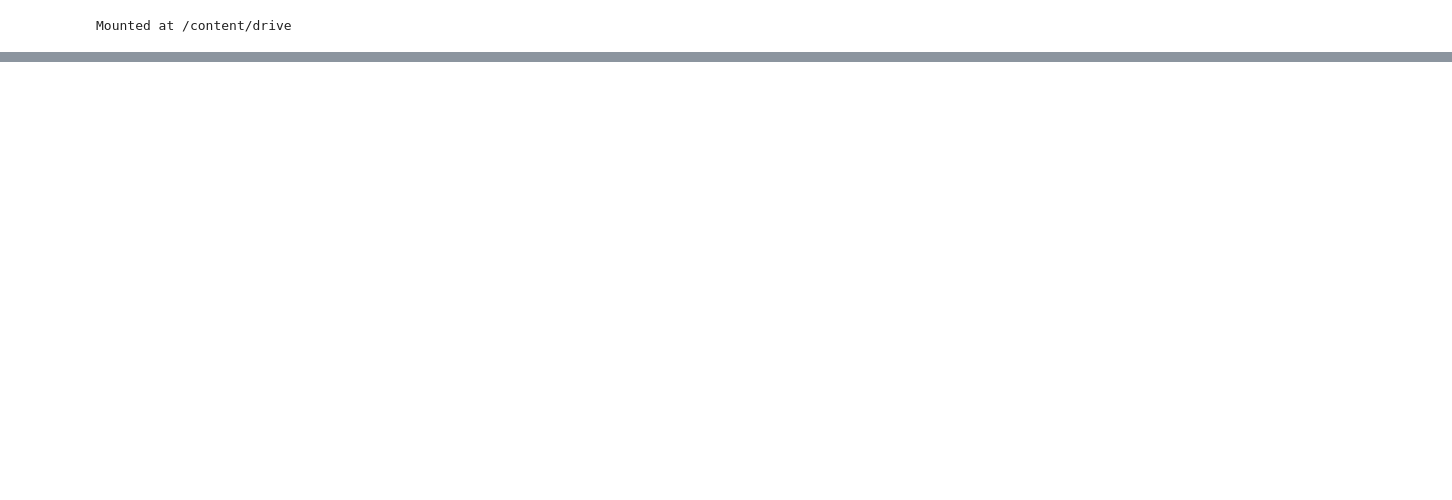
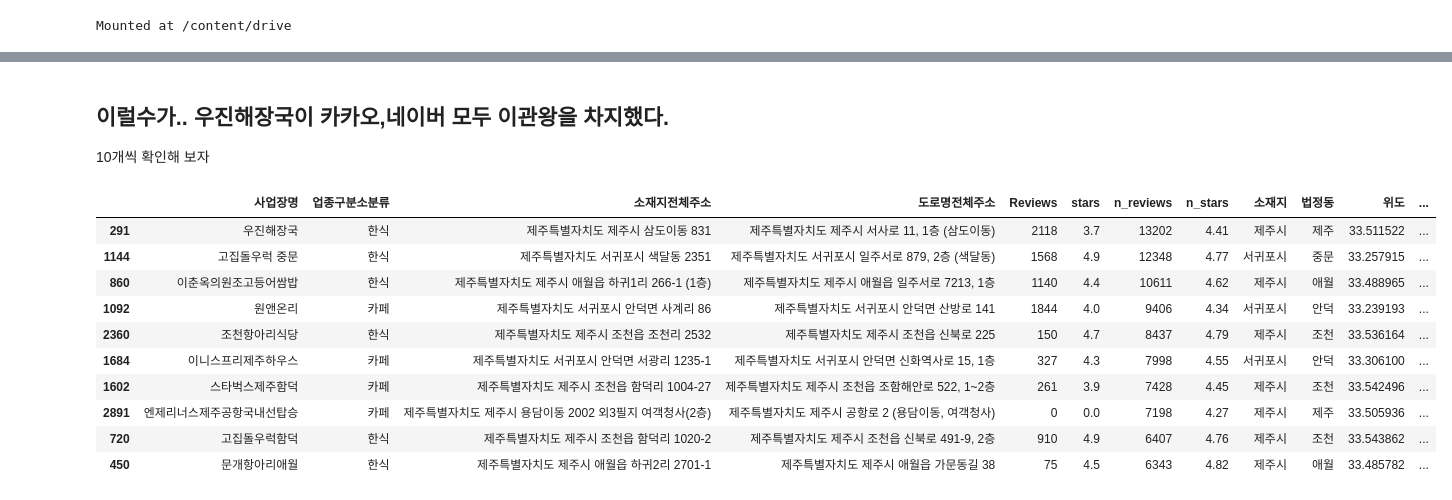
Before and after one commit to SNOOthiking/jeju, a Jupyter notebook: 최종본.ipynb, the cells around one changed output, grey strips where cells are left out. Cells and saved outputs as stored; diff of their text form; code cells hidden in the pictures; blank space fills up the shorter version.

```diff
--- a/최종본.ipynb
+++ b/최종본.ipynb
@@ -27,0 +216,2 @@ jeju
+# %%
+jeju[jeju.columns[:4]]=jeju[jeju.columns[:4]].astype(str)
@@ -27,0 +255,9 @@ jeju
+# %%
+# 네이버는 크롤링이 온전치 않기 때문에 나오면 바로바로 검색 후 수정
+b = jeju['n_reviews'].copy()
+c = jeju['n_stars'].copy()
+b[1164] = 826
+c[1164] = 4.58
+
+jeju['n_reviews'] = b
+jeju['n_stars'] = c
@@ -27,0 +348,18 @@ jeju
+# %% [markdown]
+## 이럴수가.. 우진해장국이 카카오,네이버 모두 이관왕을 차지했다.
+
+10개씩 확인해 보자
+# %%
+jeju.loc[jeju.n_reviews.sort_values(ascending=False)[:10].index]
+# %% [output]
+|  | 사업장명 | 업종구분소분류 | 소재지전체주소 | 도로명전체주소 | Reviews | stars | n_reviews | n_stars | 소재지 | 법정동 | 위도 | ... |
+| 291 | 우진해장국 | 한식 | 제주특별자치도 제주시 삼도이동 831 | 제주특별자치도 제주시 서사로 11, 1층 (삼도이동) | 2118 | 3.7 | 13202 | 4.41 | 제주시 | 제주 | 33.511522 | ... |
+| 1144 | 고집돌우럭 중문 | 한식 | 제주특별자치도 서귀포시 색달동 2351 | 제주특별자치도 서귀포시 일주서로 879, 2층 (색달동) | 1568 | 4.9 | 12348 | 4.77 | 서귀포시 | 중문 | 33.257915 | ... |
+| 860 | 이춘옥의원조고등어쌈밥 | 한식 | 제주특별자치도 제주시 애월읍 하귀1리 266-1 (1층) | 제주특별자치도 제주시 애월읍 일주서로 7213, 1층 | 1140 | 4.4 | 10611 | 4.62 | 제주시 | 애월 | 33.488965 | ... |
+| 1092 | 원앤온리 | 카페 | 제주특별자치도 서귀포시 안덕면 사계리 86 | 제주특별자치도 서귀포시 안덕면 산방로 141 | 1844 | 4.0 | 9406 | 4.34 | 서귀포시 | 안덕 | 33.239193 | ... |
+| 2360 | 조천항아리식당 | 한식 | 제주특별자치도 제주시 조천읍 조천리 2532 | 제주특별자치도 제주시 조천읍 신북로 225 | 150 | 4.7 | 8437 | 4.79 | 제주시 | 조천 | 33.536164 | ... |
+| 1684 | 이니스프리제주하우스 | 카페 | 제주특별자치도 서귀포시 안덕면 서광리 1235-1 | 제주특별자치도 서귀포시 안덕면 신화역사로 15, 1층 | 327 | 4.3 | 7998 | 4.55 | 서귀포시 | 안덕 | 33.306100 | ... |
+| 1602 | 스타벅스제주함덕 | 카페 | 제주특별자치도 제주시 조천읍 함덕리 1004-27 | 제주특별자치도 제주시 조천읍 조함해안로 522, 1~2층 | 261 | 3.9 | 7428 | 4.45 | 제주시 | 조천 | 33.542496 | ... |
+| 2891 | 엔제리너스제주공항국내선탑승 | 카페 | 제주특별자치도 제주시 용담이동 2002 외3필지 여객청사(2층) | 제주특별자치도 제주시 공항로 2 (용담이동, 여객청사) | 0 | 0.0 | 7198 | 4.27 | 제주시 | 제주 | 33.505936 | ... |
+| 720 | 고집돌우럭함덕 | 한식 | 제주특별자치도 제주시 조천읍 함덕리 1020-2 | 제주특별자치도 제주시 조천읍 신북로 491-9, 2층 | 910 | 4.9 | 6407 | 4.76 | 제주시 | 조천 | 33.543862 | ... |
+| 450 | 문개항아리애월 | 한식 | 제주특별자치도 제주시 애월읍 하귀2리 2701-1 | 제주특별자치도 제주시 애월읍 가문동길 38 | 75 | 4.5 | 6343 | 4.82 | 제주시 | 애월 | 33.485782 | ... |
```
Also changed, not shown: parts of 26 cells of this notebook.
